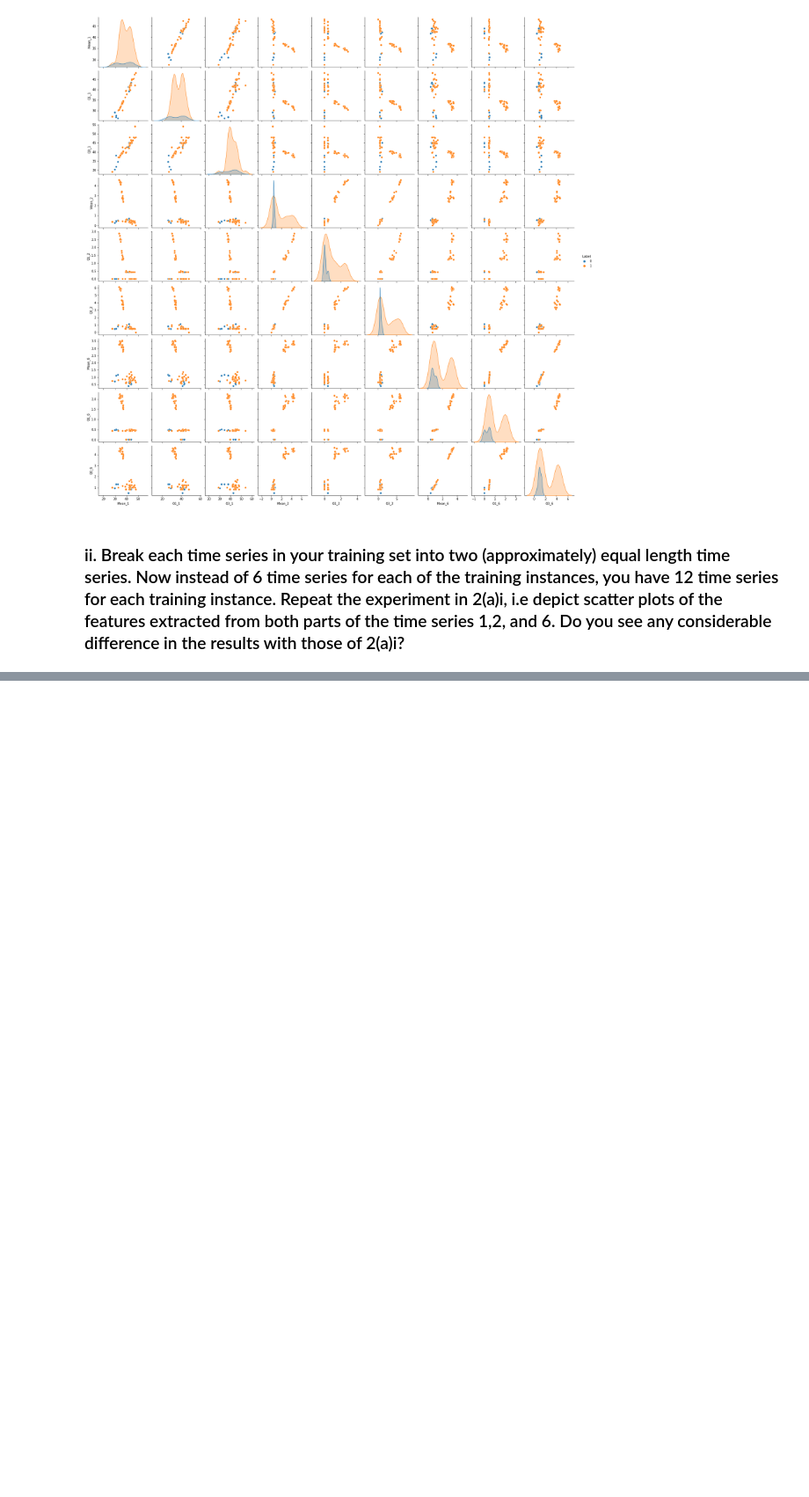
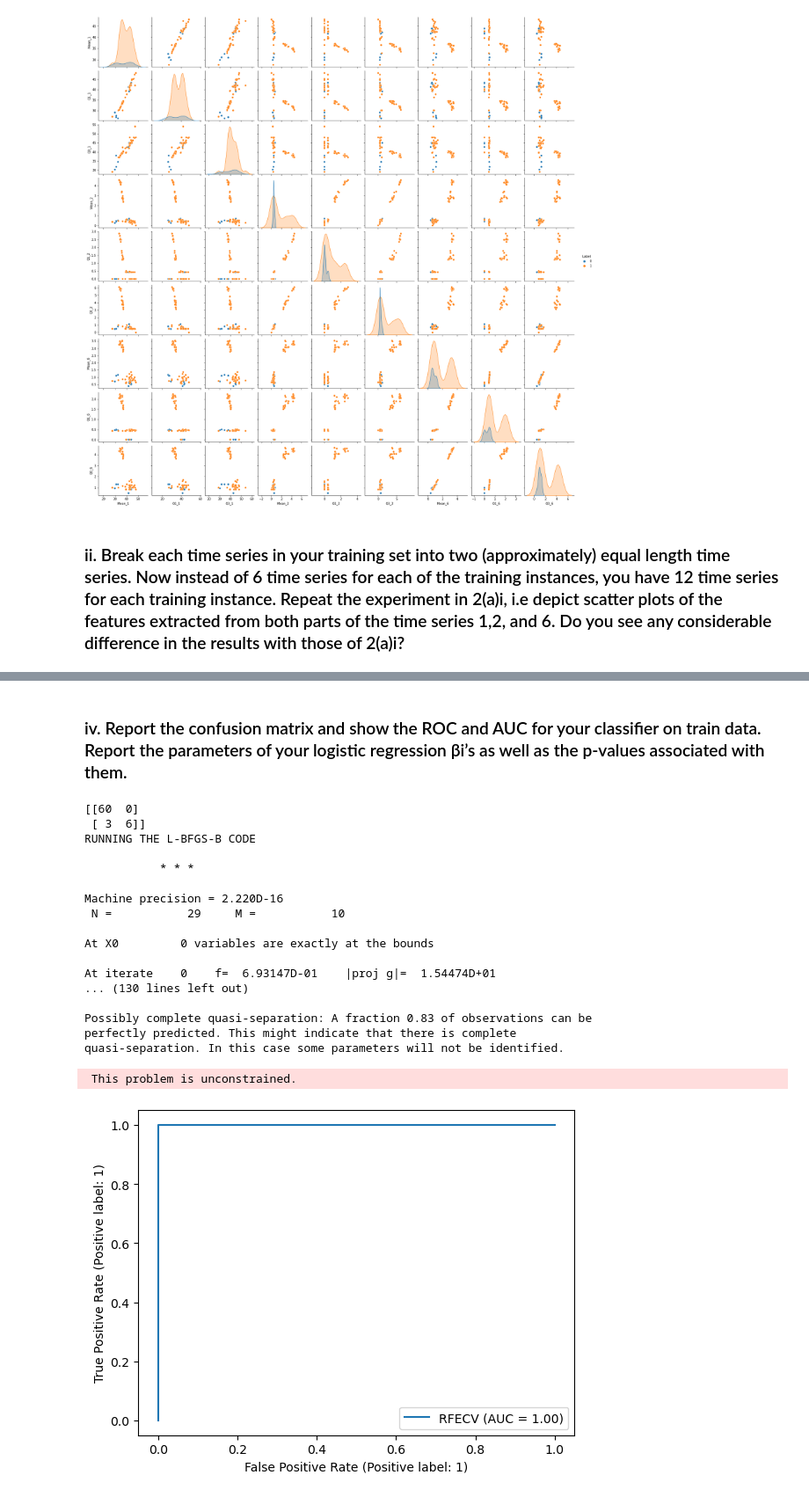
Before and after one commit to thegeorgejoseph/machine-learning, a Jupyter notebook: HW4/notebook/Joseph_George_HW4.ipynb, the cells around one changed output, grey strips where cells are left out. Shown at 88% size. Drawn from its saved outputs; the diff is of its cells as text; code cells hidden in the pictures; blank space fills up the shorter version.

```diff
--- a/HW4/notebook/Joseph_George_HW4.ipynb
+++ b/HW4/notebook/Joseph_George_HW4.ipynb
@@ -76,35 +93,3 @@ plt.show()
 [figure]
 # %% [markdown]
 ### ii. Break each time series in your training set into two (approximately) equal length time series. Now instead of 6 time series for each of the training instances, you have 12 time series for each training instance. Repeat the experiment in 2(a)i, i.e depict scatter plots of the features extracted from both parts of the time series 1,2, and 6. Do you see any considerable difference in the results with those of 2(a)i?
-# %%
-cols = ['Mean_1_first', 'Mean_1_second', 'Q1_1_first', 'Q1_1_second', 'Q3_1_first', 'Q3_1_second', 'Mean_2_first', 'Mean_2_second', 'Q1_2_first', 'Q1_2_second', 'Q3_2_first', 'Q3_2_second', 'Mean_6_first', 'Mean_6_second', 'Q1_6_first', 'Q1_6_second', 'Q3_6_first', 'Q3_6_second', 'Label']
-column_nums = [1,2,6] # take col - 1 for proper indexing
-rows = []
-for df, path in zip(training_dfs, training_paths):
-    label = path.split('/')[2]
-    half = len(df) // 2
-    if 'bending' in label:
-        label = 1
-    else:
-        label = 0
-    row = []
-    for val in column_nums:
-        current = np.reshape(df.iloc[:,val-1].astype(float).values, (-1,1))
-        row.append(current[:half].mean())
-        row.append(current[half:].mean())
-        row.append(np.percentile(current[:half], 25, method = 'midpoint'))
-        row.append(np.percentile(current[half:], 25, method = 'midpoint'))
-        row.append(np.percentile(current[:half], 75, method = 'midpoint'))
-        row.append(np.percentile(current[half:], 75, method = 'midpoint'))
-    row.append(float(label))
-    rows.append(row)
-
-# scatter_df = pd.DataFrame(rows, columns = cols)
-# print(scatter_df.columns)
-# for i in range(len(scatter_df.columns)-1):
-#     for j in range(len(scatter_df.columns)-1):
-#         sns.scatterplot(x= scatter_df[scatter_df.columns[i]], y= scatter_df[scatter_df.columns[j]])
-#         plt.show()
-scatter_df = pd.DataFrame(rows, columns = cols)
-sns.pairplot(scatter_df, vars = scatter_df.columns[:-1], hue="Label")
-plt.show()
@@ -112,0 +180,31 @@ plt.show()
+# %% [markdown]
+### iv. Report the confusion matrix and show the ROC and AUC for your classifier on train data. Report the parameters of your logistic regression βi’s as well as the p-values associated with them.
+# %%
+y_train_best = best_train_df.iloc[:,-1].astype(int)
+X_train_best = best_train_df[best_params].copy()
+pred = best_model.predict(best_train_df.iloc[:,:-1])
+cm=metrics.confusion_matrix(y_train_best,pred)
+print(cm)
+metrics.plot_roc_curve(best_model, best_train_df.iloc[:,:-1], best_train_df.iloc[:,-1])
+log_reg = sm.Logit(y_train_best, X_train_best).fit(method='lbfgs')
+print(log_reg.summary())
+# %% [output]
+[[60  0]
+ [ 3  6]]
+RUNNING THE L-BFGS-B CODE
+
+           * * *
+
+Machine precision = 2.220D-16
+ N =           29     M =           10
+
+At X0         0 variables are exactly at the bounds
+
+At iterate    0    f=  6.93147D-01    |proj g|=  1.54474D+01
+... (130 lines left out)
+
+Possibly complete quasi-separation: A fraction 0.83 of observations can be
+perfectly predicted. This might indicate that there is complete
+quasi-separation. In this case some parameters will not be identified.
+ This problem is unconstrained.
+[figure, added]
```
Also changed, not shown: parts of 13 cells of this notebook.
